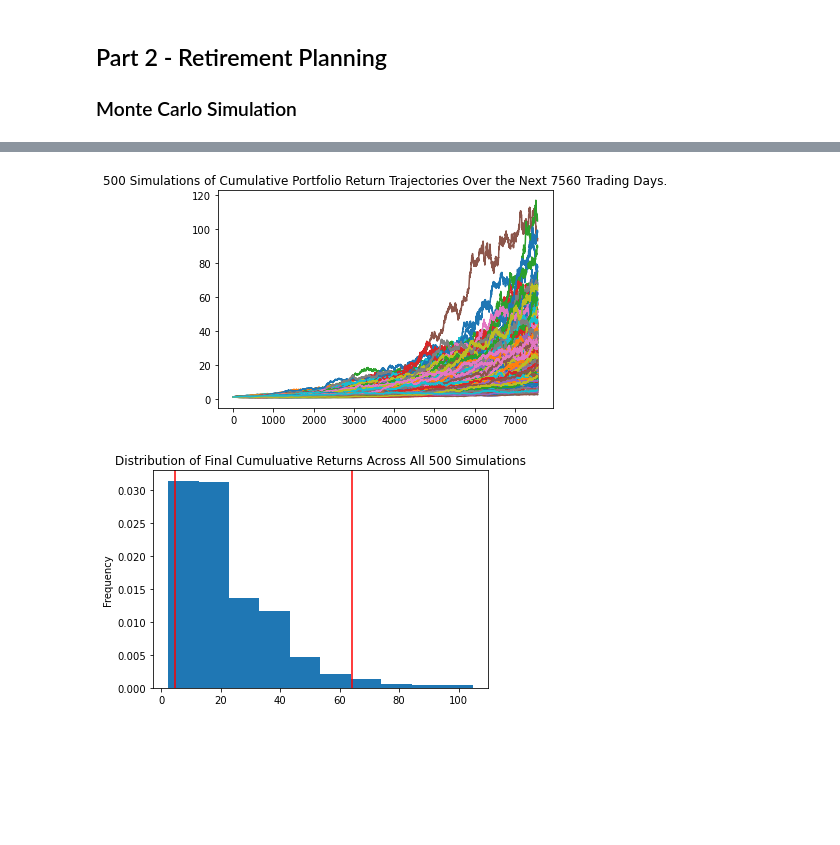
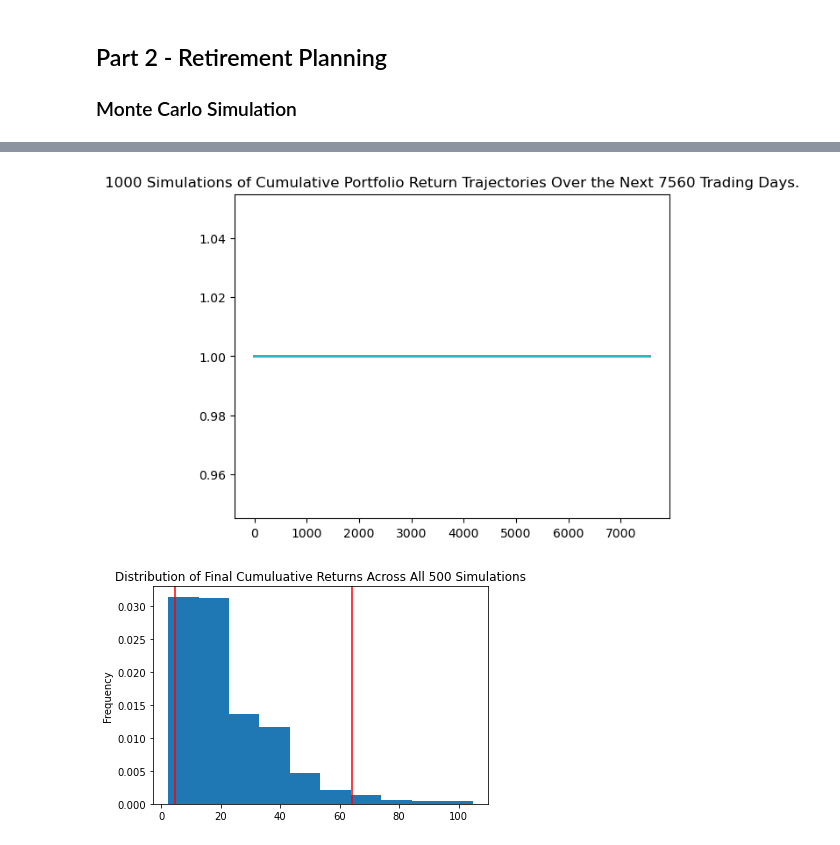
Before and after one commit to ScottyCodeman/fintech-module-5, a Jupyter notebook: Starter_Code/financial-planner.ipynb, the cells around one changed output, grey strips where cells are left out. Drawn from its saved outputs; the diff is of its cells as text; code cells hidden in the pictures; blank space fills up the shorter version.

```diff
--- a/Starter_Code/financial-planner.ipynb
+++ b/Starter_Code/financial-planner.ipynb
@@ -153,20 +184,20 @@ Congratulations! You have enough money in your emergency fund.
 # %%
 # Set start and end dates of five years back from today.
 # Sample results may vary from the solution based on the time frame chosen
-start_date = pd.Timestamp('2016-05-01', tz='America/New_York').isoformat()
-end_date = pd.Timestamp('2021-05-01', tz='America/New_York').isoformat()
+start_date = pd.Timestamp('2021-05-01', tz='America/New_York').isoformat()
+end_date = pd.Timestamp('2023-06-16', tz='America/New_York').isoformat()
 # %%
 # Get 5 years' worth of historical data for SPY and AGG
-# YOUR CODE HERE!
-
+df_ticker = alpaca.get_bars(tickers, timeframe, start=start_date, end=end_date,limit=1000).df.dropna()
 # Reorganize the DataFrame
 # Separate ticker data
-# YOUR CODE HERE!
+AGG = df_ticker[df_ticker['symbol']=='AGG'].drop('symbol', axis=1)
+SPY = df_ticker[df_ticker['symbol']=='SPY'].drop('symbol', axis=1)
 
 
 # Concatenate the ticker DataFrames
-# YOUR CODE HERE!
+df_ticker = pd.concat([AGG,SPY], axis=1, keys=["AGG","SPY"])
 
 # Display sample data
-df_stock_data.head()
+df_ticker.head()
 # %% [output]
@@ -180,0 +212,8 @@ df_stock_data.head()
+# %%
+# Configuring a Monte Carlo simulation to forecast 30 years cumulative returns
+MC_sim = MCSimulation(
+    portfolio_data = df_ticker,
+    weights = [.8,.2],
+    num_simulation = 1000,
+    num_trading_days = 252*30
+)
@@ -230,8 +259,8 @@ Running Monte Carlo simulation number 490.
 # %%
 # Plot simulation outcomes
-# YOUR CODE HERE!
+line_plot = MC_sim.plot_simulation()
 # %% [output]
-[figure, old version]
+[figure, new version]
 # %%
 # Plot probability distribution and confidence intervals
 # YOUR CODE HERE!
```
Also changed, not shown: parts of 14 cells of this notebook.
